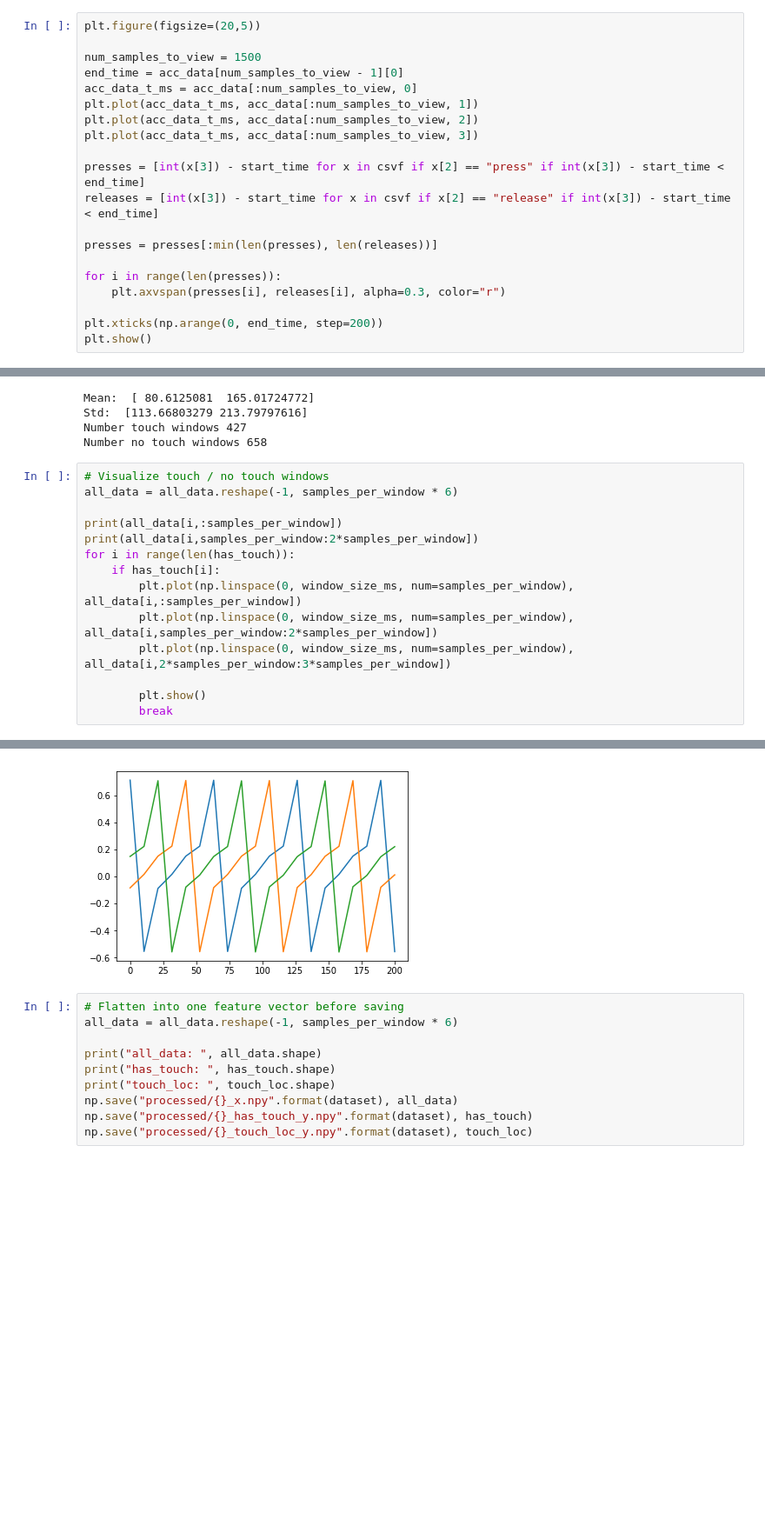
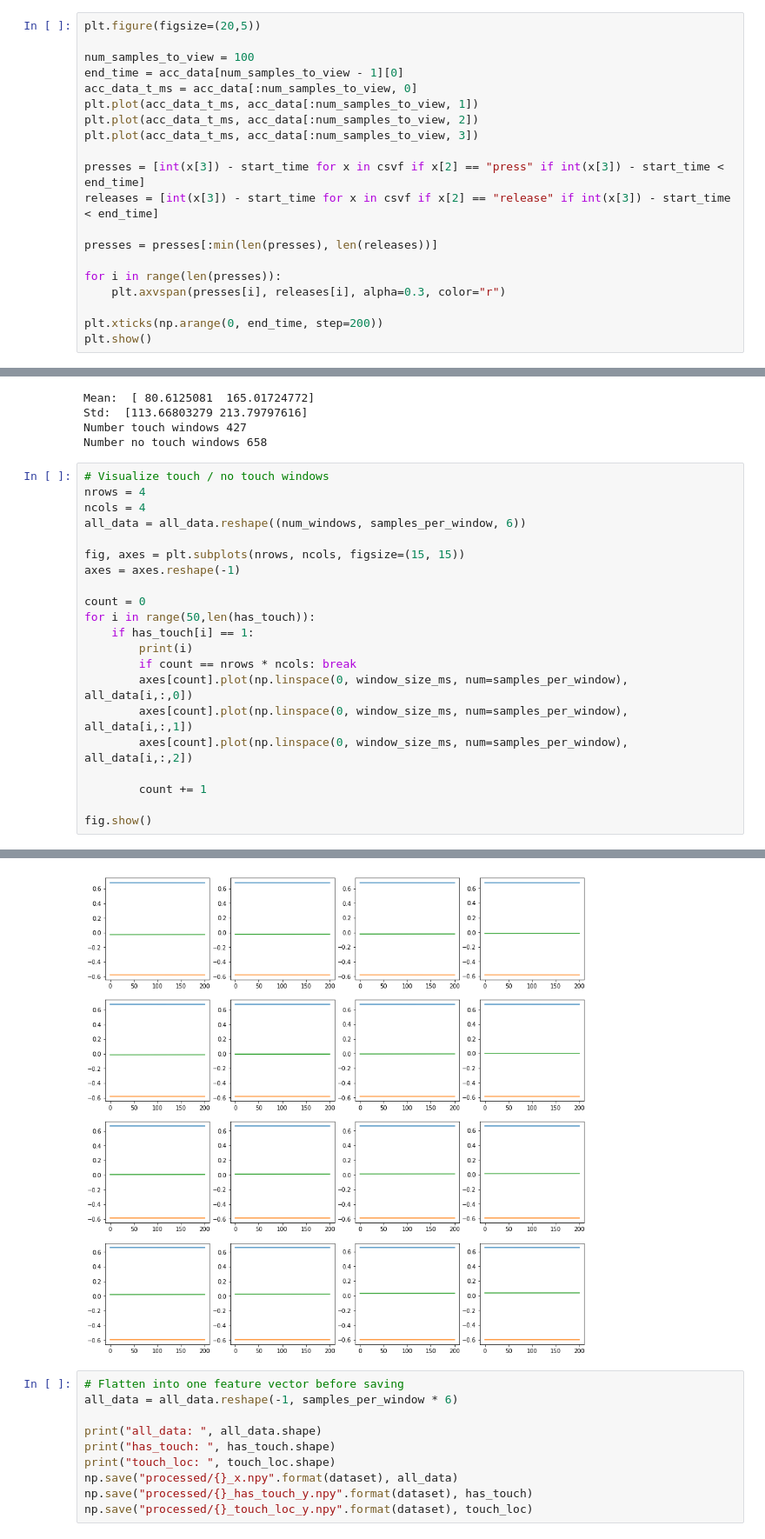
Before and after one commit to jlin816/gyrosec, a Jupyter notebook: preprocess.ipynb, the cells around one changed output, grey strips where cells are left out. Shown: that part at 87% size. Drawn from its saved outputs; the diff is of its cells as text; blank space fills up the shorter version.

```diff
--- a/preprocess.ipynb
+++ b/preprocess.ipynb
@@ -66,7 +66,7 @@ Num samples:  21700
 # %%
 plt.figure(figsize=(20,5))
 
-num_samples_to_view = 1500
+num_samples_to_view = 100
 end_time = acc_data[num_samples_to_view - 1][0]
 acc_data_t_ms = acc_data[:num_samples_to_view, 0]
 plt.plot(acc_data_t_ms, acc_data[:num_samples_to_view, 1])
@@ -141,16 +148,23 @@ Number touch windows 427
 Number no touch windows 658
 # %%
 # Visualize touch / no touch windows
-all_data = all_data.reshape(-1, samples_per_window * 6)
+nrows = 4
+ncols = 4
+all_data = all_data.reshape((num_windows, samples_per_window, 6))
 
-print(all_data[i,:samples_per_window])
-print(all_data[i,samples_per_window:2*samples_per_window])
-for i in range(len(has_touch)):
-    if has_touch[i]:
-        plt.plot(np.linspace(0, window_size_ms, num=samples_per_window), all_data[i,:samples_per_window])
-        plt.plot(np.linspace(0, window_size_ms, num=samples_per_window), all_data[i,samples_per_window:2*samples_per_window])
-        plt.plot(np.linspace(0, window_size_ms, num=samples_per_window), all_data[i,2*samples_per_window:3*samples_per_window])
+fig, axes = plt.subplots(nrows, ncols, figsize=(15, 15))
+axes = axes.reshape(-1)
 
-        plt.show()
-        break
+count = 0
+for i in range(50,len(has_touch)):
+    if has_touch[i] == 1:
+        print(i)
+        if count == nrows * ncols: break
+        axes[count].plot(np.linspace(0, window_size_ms, num=samples_per_window), all_data[i,:,0])
+        axes[count].plot(np.linspace(0, window_size_ms, num=samples_per_window), all_data[i,:,1])
+        axes[count].plot(np.linspace(0, window_size_ms, num=samples_per_window), all_data[i,:,2])
+
+        count += 1
+
+fig.show()
 # %% [output]
@@ -165,4 +188,4 @@ for i in range(len(has_touch)):
-[figure, old version]
+[figure, new version]
 # %%
 # Flatten into one feature vector before saving
 all_data = all_data.reshape(-1, samples_per_window * 6)
```
Also changed, not shown: parts of 3 cells of this notebook.
